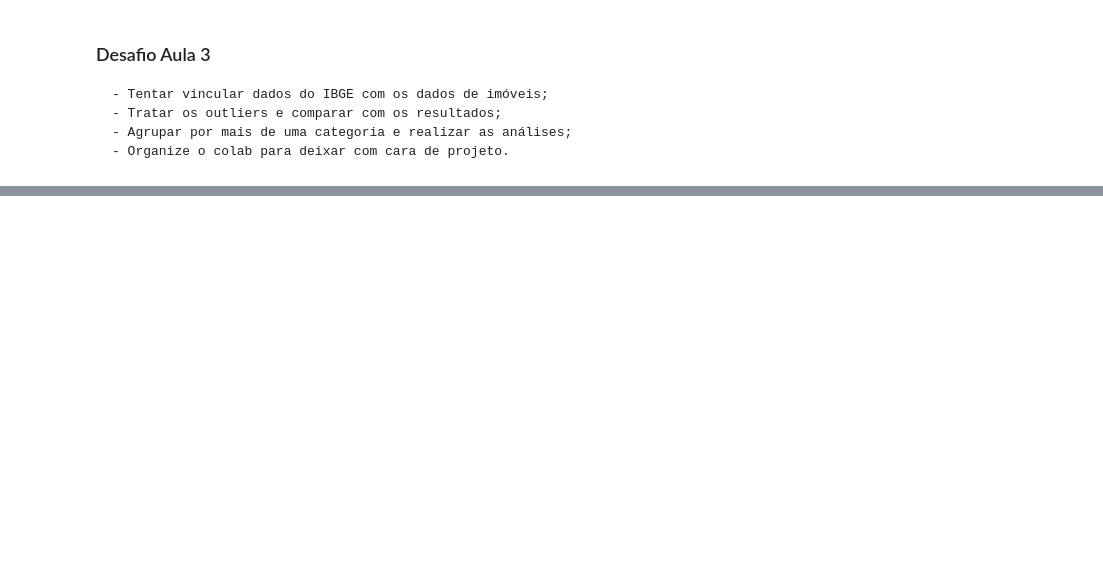
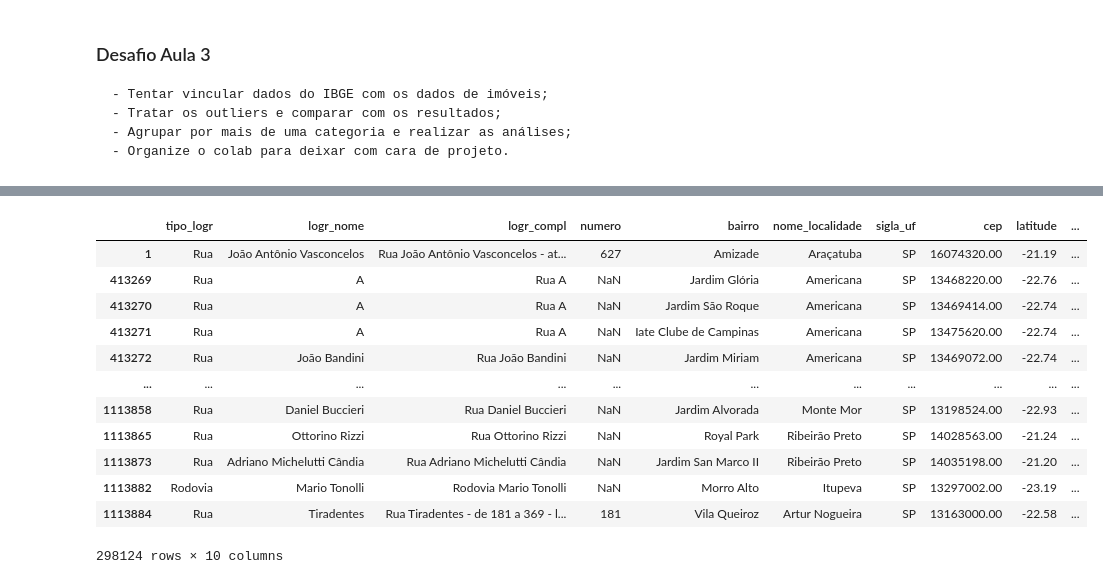
Before and after one commit to luizfernandopavanello/imersao_dados_4_Alura, a Jupyter notebook: Aula_03/aula_03.ipynb, the cells around one changed output, grey strips where cells are left out. Saved outputs shown, nothing was run; the diff lists cells and outputs as text; code cells hidden in the pictures; blank space fills up the shorter version.

```diff
--- a/Aula_03/aula_03.ipynb
+++ b/Aula_03/aula_03.ipynb
@@ -780,0 +812,17 @@ pd.read_csv(ibge_url)
+# %%
+endereços_sp = endereços.query('sigla_uf == "SP"')
+endereços_sp
+# %% [output]
+|  | tipo_logr | logr_nome | logr_compl | numero | bairro | nome_localidade | sigla_uf | cep | latitude | ... |
+| 1 | Rua | João Antônio Vasconcelos | Rua João Antônio Vasconcelos - at... | 627 | Amizade | Araçatuba | SP | 16074320.00 | -21.19 | ... |
+| 413269 | Rua | A | Rua A | NaN | Jardim Glória | Americana | SP | 13468220.00 | -22.76 | ... |
+| 413270 | Rua | A | Rua A | NaN | Jardim São Roque | Americana | SP | 13469414.00 | -22.74 | ... |
+| 413271 | Rua | A | Rua A | NaN | Iate Clube de Campinas | Americana | SP | 13475620.00 | -22.74 | ... |
+| 413272 | Rua | João Bandini | Rua João Bandini | NaN | Jardim Miriam | Americana | SP | 13469072.00 | -22.74 | ... |
+| ... | ... | ... | ... | ... | ... | ... | ... | ... | ... | ... |
+| 1113858 | Rua | Daniel Buccieri | Rua Daniel Buccieri | NaN | Jardim Alvorada | Monte Mor | SP | 13198524.00 | -22.93 | ... |
+| 1113865 | Rua | Ottorino Rizzi | Rua Ottorino Rizzi | NaN | Royal Park | Ribeirão Preto | SP | 14028563.00 | -21.24 | ... |
+| 1113873 | Rua | Adriano Michelutti Cândia | Rua Adriano Michelutti Cândia | NaN | Jardim San Marco II | Ribeirão Preto | SP | 14035198.00 | -21.20 | ... |
+| 1113882 | Rodovia | Mario Tonolli | Rodovia Mario Tonolli | NaN | Morro Alto | Itupeva | SP | 13297002.00 | -23.19 | ... |
+| 1113884 | Rua | Tiradentes | Rua Tiradentes - de 181 a 369 - l... | 181 | Vila Queiroz | Artur Nogueira | SP | 13163000.00 | -22.58 | ... |
+298124 rows × 10 columns
```
Also changed, not shown: parts of 22 cells of this notebook.
